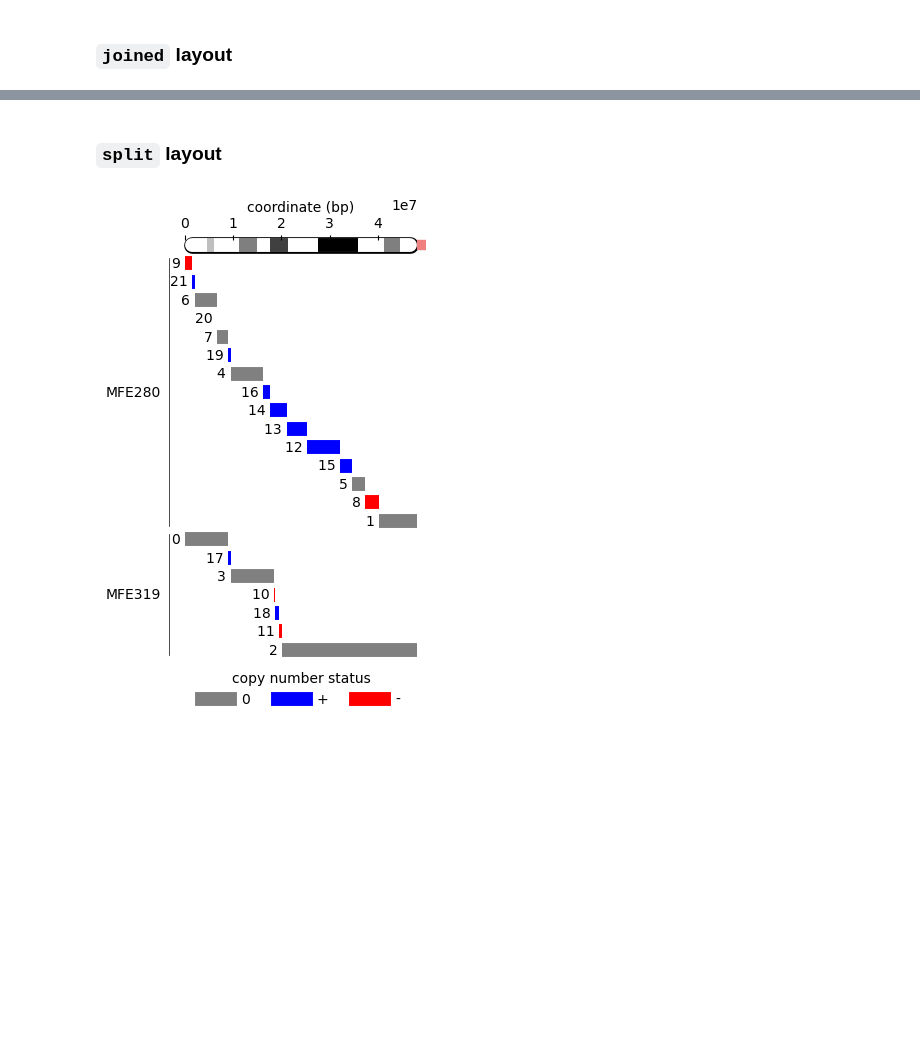
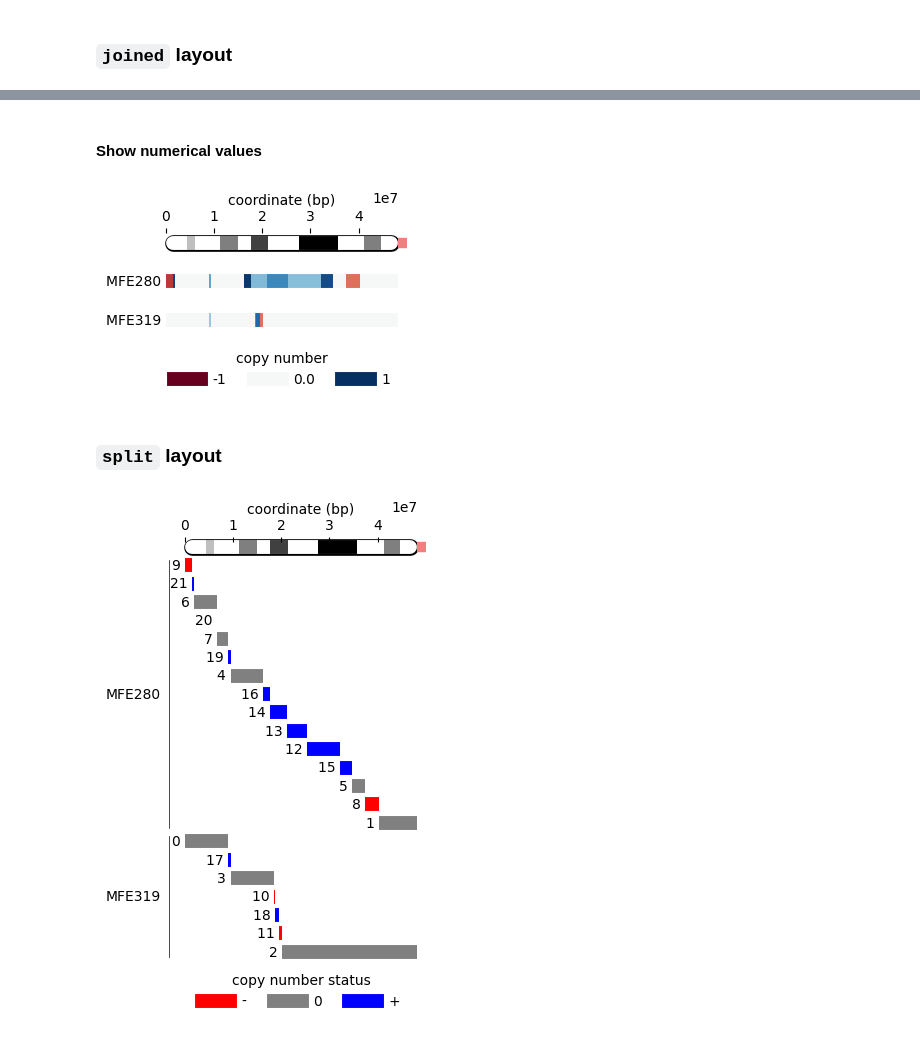
Before and after one commit to rraadd88/chrov, a Jupyter notebook: examples/chrov_viz_ranges.ipynb, the cells around one changed output, grey strips where cells are left out. Cells and saved outputs as stored; diff of their text form; code cells hidden in the pictures; blank space fills up the shorter version.

```diff
--- a/examples/chrov_viz_ranges.ipynb
+++ b/examples/chrov_viz_ranges.ipynb
@@ -79,3 +85,29 @@ plt.savefig(f"{output_dir_path}/ranges_joined.png",bbox_inches='tight')
+# %% [markdown]
+#### Show numerical values
+# %%
+fig,ax=plt.subplots(
+    figsize=[3,1.5],
+)
+_=plot_ranges(
+    data=data,
+    col_id='sample id',
+    col_label='sample name',
+    hue='copy number',
+    col_start='start',
+    col_end='end',
+    col_sortby='sample name',
+    kind='joined',
+    start=0,end=48200001,
+    cytobands=cytobands,
+    palette='RdBu', ## colormap
+    hue_lim=[-1,1], ## limits on values shown
+    show_segments=False,
+    ax=ax,
+    test=False,
+    )
+plt.savefig(f"{output_dir_path}/ranges_joined_numerical.png",bbox_inches='tight')
+# %% [output]
+[figure, added]
 # %% [markdown]
 ### `split` layout
 # %%
@@ -92,10 +124,10 @@ _=plot_ranges(
     col_groupby='sample name',
     start=0,end=48200001,
     cytobands=cytobands,
-    colors={'0':'gray','+':'b','-':'r'},
+    colors={'-':'r','0':'gray','+':'b'},
     show_segments=False,
     ax=ax,
     )
 plt.savefig(f"{output_dir_path}/ranges_split.png",bbox_inches='tight')
 # %% [output]
-[figure, old version]
+[figure, new version]
```
Also changed, not shown: parts of 4 cells of this notebook, 2 other files.
